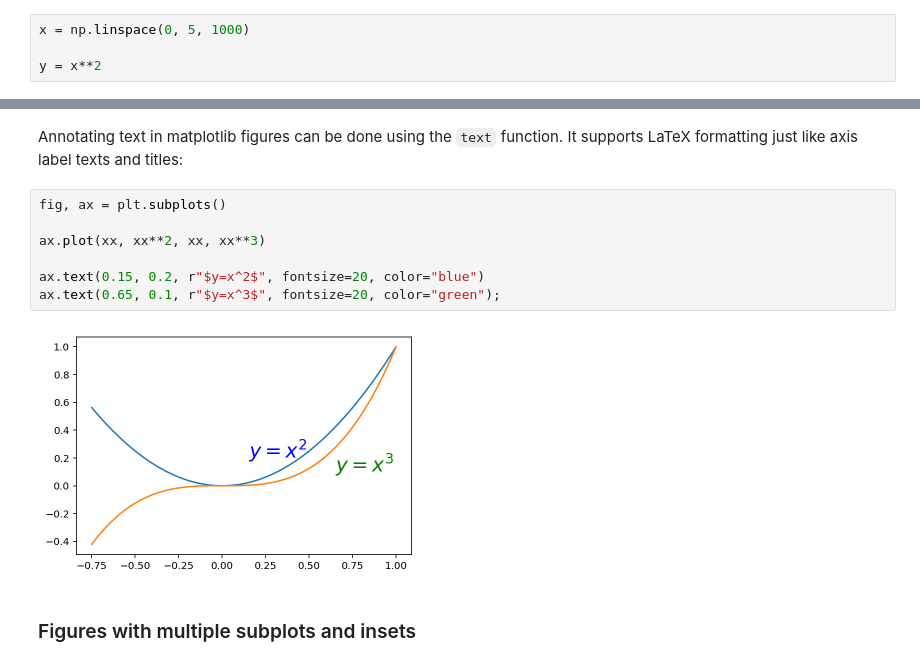
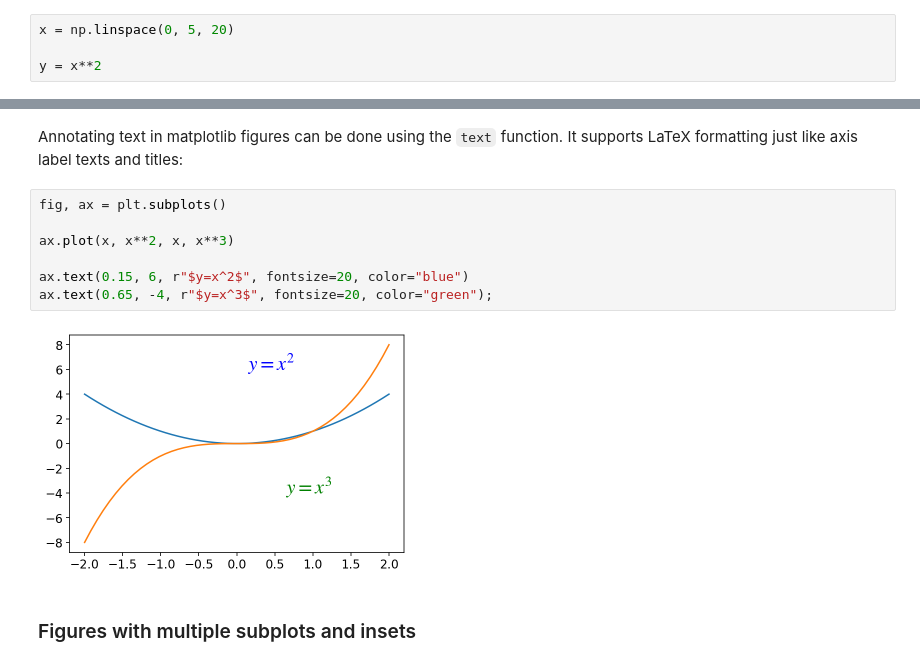
Before and after one commit to jbduarte/SGPE_Numerical_Course, a Jupyter notebook: Part 2- Numerical Methods/11_Matplotlib_library.ipynb, the cells around one changed output, grey strips where cells are left out. Saved outputs shown, nothing was run; the diff lists cells and outputs as text.

```diff
--- a/Part 2- Numerical Methods/11_Matplotlib_library.ipynb
+++ b/Part 2- Numerical Methods/11_Matplotlib_library.ipynb
@@ -44,7 +44,7 @@ from pylab import *
 # %% [markdown]
 A simple figure with MATLAB-like plotting API:
 # %%
-x = np.linspace(0, 5, 1000)
+x = np.linspace(0, 5, 20)
 
 y = x**2
 # %%
@@ -664,12 +694,12 @@ Annotating text in matplotlib figures can be done using the `text` function. It
 # %%
 fig, ax = plt.subplots()
 
-ax.plot(xx, xx**2, xx, xx**3)
+ax.plot(x, x**2, x, x**3)
 
-ax.text(0.15, 0.2, r"$y=x^2$", fontsize=20, color="blue")
-ax.text(0.65, 0.1, r"$y=x^3$", fontsize=20, color="green");
+ax.text(0.15, 6, r"$y=x^2$", fontsize=20, color="blue")
+ax.text(0.65, -4, r"$y=x^3$", fontsize=20, color="green");
 # %% [output]
-[figure, old version]
+[figure, new version]
 # %% [markdown]
 ### Figures with multiple subplots and insets
 # %% [markdown]
```
Also changed, not shown: parts of 29 cells of this notebook, 6 other files.
